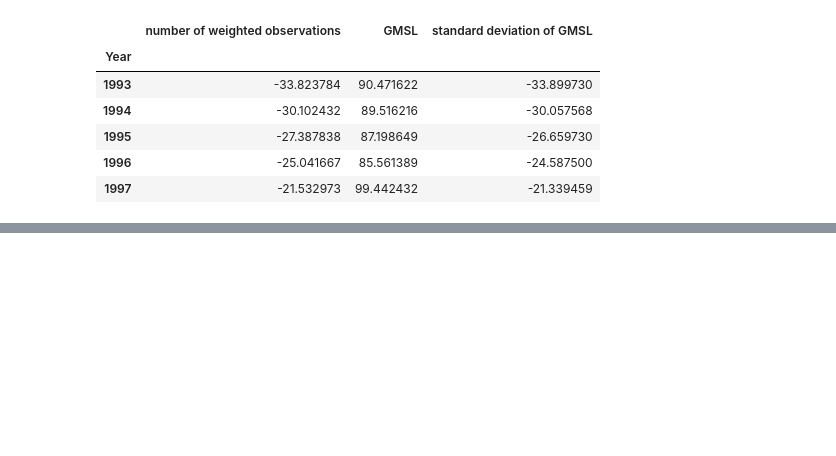
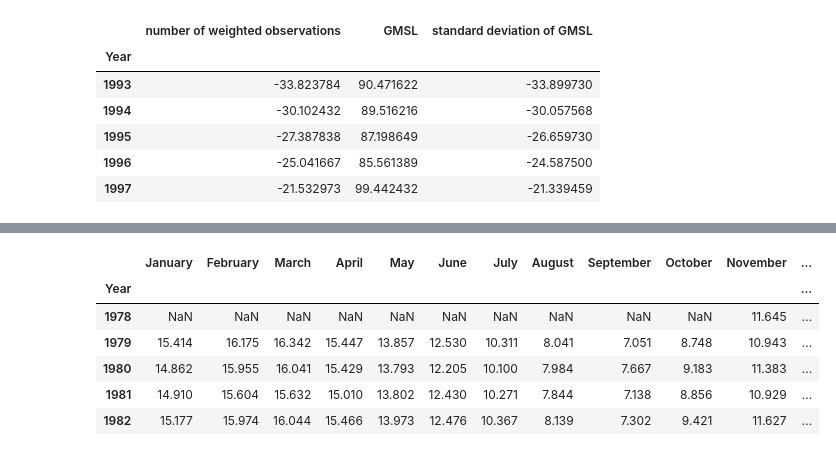
Before and after one commit to hakujeric/ETL-Project, a Jupyter notebook: DataAnalysis.ipynb, the cells around one changed output, grey strips where cells are left out. Cells and saved outputs as stored; diff of their text form; code cells hidden in the pictures; blank space fills up the shorter version.

```diff
--- a/DataAnalysis.ipynb
+++ b/DataAnalysis.ipynb
@@ -163,0 +155,11 @@ There are 16504 players from the USA
+# %%
+ice_df.set_index('Year', inplace=True)
+ice_df.head()
+# %% [output]
+|  | January | February | March | April | May | June | July | August | September | October | November | ... |
+| Year |  |  |  |  |  |  |  |  |  |  |  | ... |
+| 1978 | NaN | NaN | NaN | NaN | NaN | NaN | NaN | NaN | NaN | NaN | 11.645 | ... |
+| 1979 | 15.414 | 16.175 | 16.342 | 15.447 | 13.857 | 12.530 | 10.311 | 8.041 | 7.051 | 8.748 | 10.943 | ... |
+| 1980 | 14.862 | 15.955 | 16.041 | 15.429 | 13.793 | 12.205 | 10.100 | 7.984 | 7.667 | 9.183 | 11.383 | ... |
+| 1981 | 14.910 | 15.604 | 15.632 | 15.010 | 13.802 | 12.430 | 10.271 | 7.844 | 7.138 | 8.856 | 10.929 | ... |
+| 1982 | 15.177 | 15.974 | 16.044 | 15.466 | 13.973 | 12.476 | 10.367 | 8.139 | 7.302 | 9.421 | 11.627 | ... |
```
Also changed, not shown: parts of 30 cells of this notebook, 2 other files.
